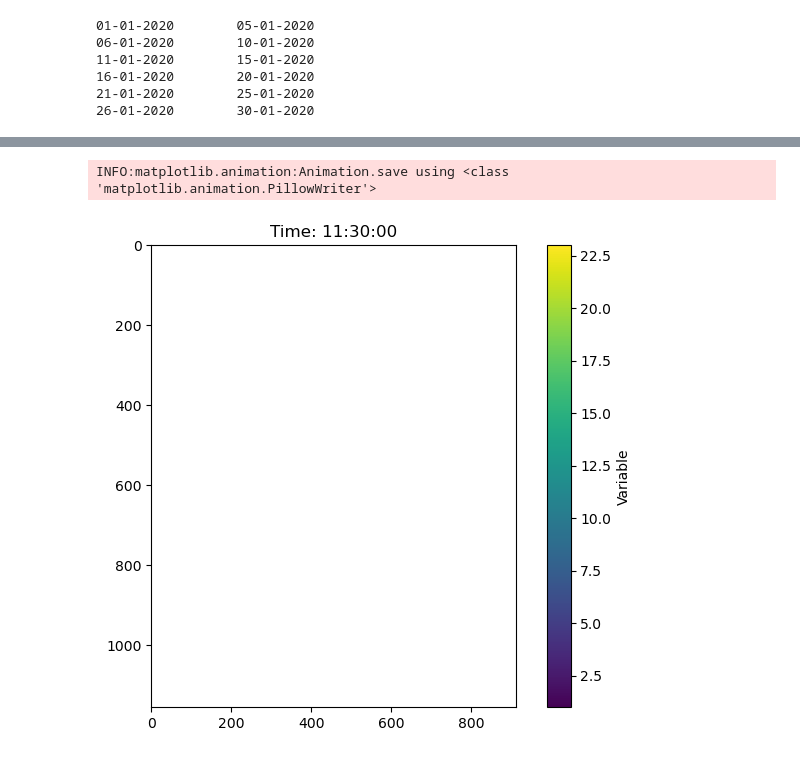
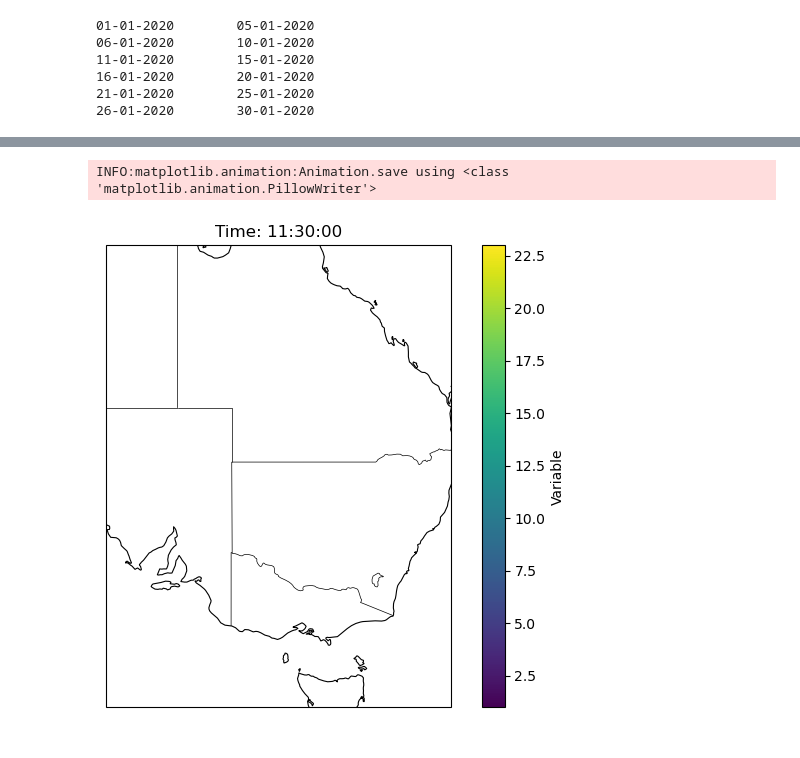
Before and after one commit to cdoedens/aus-historical-solar-droughts, a Jupyter notebook: code/python/notebooks/plot-regional.ipynb, the cells around one changed output, grey strips where cells are left out. Cells and saved outputs as stored; diff of their text form; code cells hidden in the pictures.

```diff
--- a/code/python/notebooks/plot-regional.ipynb
+++ b/code/python/notebooks/plot-regional.ipynb
@@ -44,33 +78,43 @@ data = drought_counts.where(drought_counts != 0, np.nan)
 # %%
-import matplotlib.pyplot as plt
-import matplotlib.animation as animation
-
 # Set up the figure and axis
-fig, ax = plt.subplots(figsize=(8, 6))
+fig, ax = plt.subplots(figsize=(8, 6), subplot_kw={'projection': ccrs.PlateCarree()})
 cmap = plt.cm.viridis  # Choose a colormap
 vmin, vmax = np.nanmin(data), np.nanmax(data)  # Normalize color scale
 
 # Create the initial plot (first frame)
-img = ax.imshow(data.isel(time=0), cmap=cmap, vmin=vmin, vmax=vmax)
+img = ax.imshow(data.isel(time=0), cmap=cmap, vmin=vmin, vmax=vmax,
+                extent=[data.longitude.min(), data.longitude.max(), data.latitude.min(), data.latitude.max()],
+                origin='lower', transform=ccrs.PlateCarree())
 ax.set_title(f"Time: {data.time.values[0]}")  # Set initial title
 plt.colorbar(img, ax=ax, label="Variable")
+
+# Add coastlines
+ax.coastlines()
+# Add Australian state borders
+state_borders = cfeature.NaturalEarthFeature(
+    category='cultural',
+    name='admin_1_states_provinces_lines',
+    scale='50m',
+    facecolor='none'
+)
+ax.add_feature(state_borders, edgecolor='black', linewidth=0.5)
 
 # Function to update the frame
 def update(frame):
     img.set_array(data.isel(time=frame))  # Update data
     ax.set_title(f"Time: {data.time.values[frame]}")  # Update title
     return img,
 
 # Create animation
 ani = animation.FuncAnimation(fig, update, frames=103, interval=200, blit=False)
 
 # Save as a video (MP4) or GIF
 # ani.save("animation.mp4", writer="ffmpeg", dpi=150)  # Save as MP4
 ani.save("animation.gif", writer="pillow", dpi=150)  # Save as GIF
 
 # Show animation inline (if using Jupyter Notebook)
 plt.show()
 plt.close(fig)
 # %% [output]
 INFO:matplotlib.animation:Animation.save using <class 'matplotlib.animation.PillowWriter'>
-[figure, old version]
+[figure, new version]
```
Also changed, not shown: parts of 3 cells of this notebook, 3 other files.
